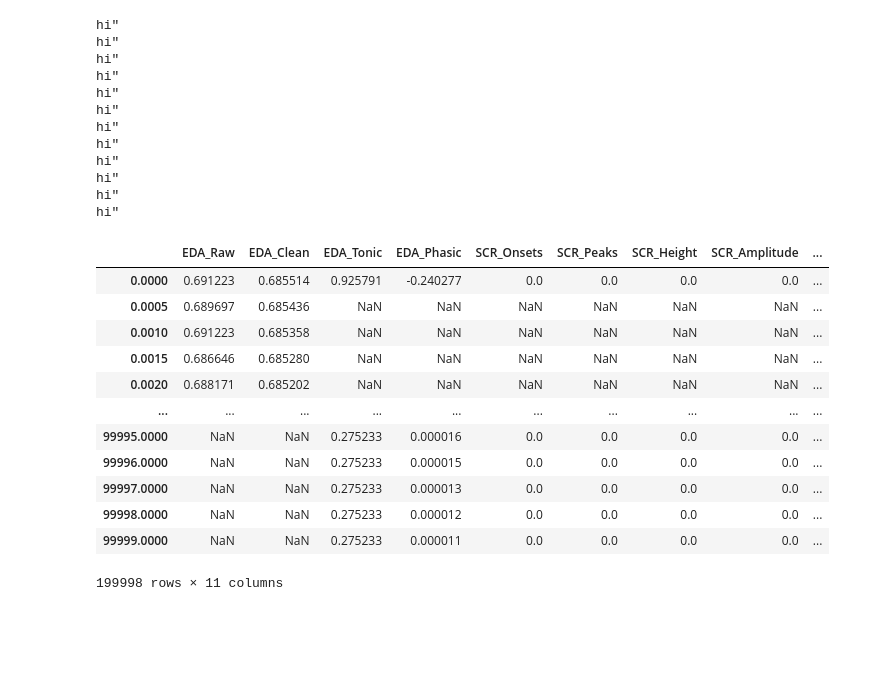
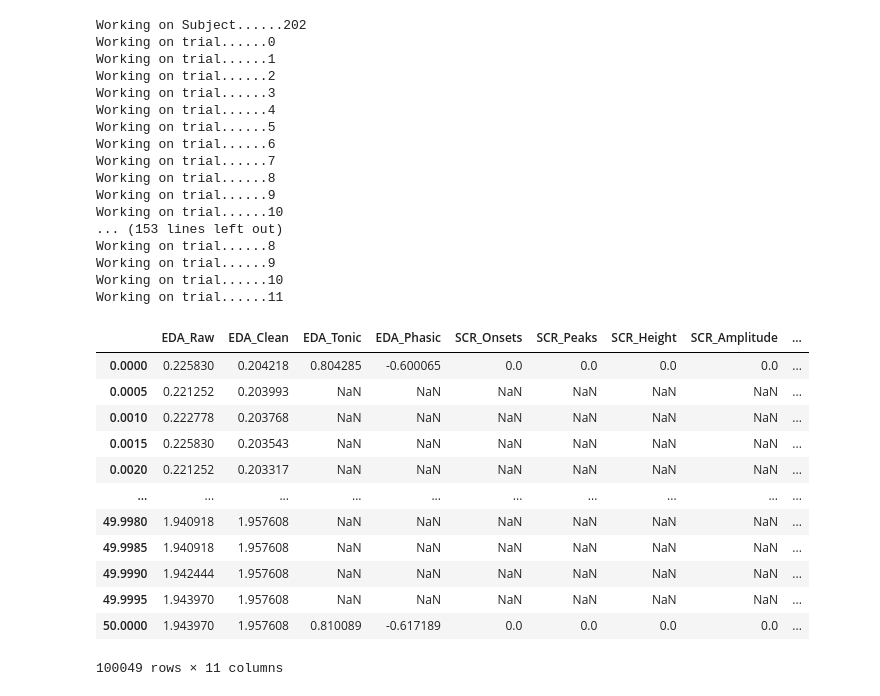
Before and after one commit to johnnyzhang295/HOME, a Jupyter notebook: plotting/Data Process and Download for EDA Pilot Interval.ipynb, the cells around one changed output. Saved outputs shown, nothing was run; the diff lists cells and outputs as text; code cells hidden in the pictures; blank space fills up the shorter version.

```diff
--- a/plotting/Data Process and Download for EDA Pilot Interval.ipynb
+++ b/plotting/Data Process and Download for EDA Pilot Interval.ipynb
@@ -11,14 +11,14 @@ import os
 import pickle
 import xlsxwriter
 
-for zz in range(1,2):
+for zz in range(1,16):
 
     if zz < 10:
         part_number = '20'+str(zz)
     else:
         part_number = '2'+str(zz)
 
-
+    print("Working on Subject......" + part_number)
     # Set matplotlib parameters for displaying graphs
     sns.set_style('darkgrid')
     plt.rcParams['figure.figsize'] = [9, 4.5]  # Bigger images
@@ -44,7 +44,7 @@ for zz in range(1,2):
     start_times = timestamps[int(part_number[-2:]) - 1]
     feedback_times = timestamps[int(part_number[-2:]) - 1 + 15]
 
-    taskloads_all = np.loadtxt('../support/taskload settings/taskload settings.csv',dtype='int',delimiter=',',encoding='UTF-8')
+    taskloads_all = np.loadtxt('../support/taskload settings.csv',dtype='int',delimiter=',',encoding='UTF-8')
     taskload_settings = taskloads_all[int(part_number[-2:]) - 1]
 
     durations = [100,100,100,100,100,100,100,100,100,100,100,100]
@@ -85,40 +85,47 @@ for zz in range(1,2):
 
         hrvs.append(tableData[0])
 
-    filepath = '../data/part'+part_number+'/EDA data by trial.csv'
-    f=open(filepath,'ab')
+    filepath = '../data/part'+part_number+'/eda/EDA Pilot Interval Trial ';
+
 
     #hrvs starts at index 0
     for iind in range(12):
-        print('hi"')
-    #   np.savetxt(f,hrvs[iind])
+        print('Working on trial......' + str(iind))
+        filepath_by_trial = filepath + str(iind) + '.csv';
+        f=open(filepath_by_trial,'ab')
+        np.savetxt(f,hrvs[iind][0:50])
     f.close()
 # %% [output]
-hi"
-hi"
-hi"
-hi"
-hi"
-hi"
-hi"
-hi"
-hi"
-hi"
-hi"
-hi"
+Working on Subject......202
+Working on trial......0
+Working on trial......1
+Working on trial......2
+Working on trial......3
+Working on trial......4
+Working on trial......5
+Working on trial......6
+Working on trial......7
+Working on trial......8
+Working on trial......9
+Working on trial......10
+... (153 lines left out)
+Working on trial......8
+Working on trial......9
+Working on trial......10
+Working on trial......11
 # %%
-hrvs[0]
+hrvs[1][0:50]
 # %% [output]
 |  | EDA_Raw | EDA_Clean | EDA_Tonic | EDA_Phasic | SCR_Onsets | SCR_Peaks | SCR_Height | SCR_Amplitude | ... |
-| 0.0000 | 0.691223 | 0.685514 | 0.925791 | -0.240277 | 0.0 | 0.0 | 0.0 | 0.0 | ... |
-| 0.0005 | 0.689697 | 0.685436 | NaN | NaN | NaN | NaN | NaN | NaN | ... |
-| 0.0010 | 0.691223 | 0.685358 | NaN | NaN | NaN | NaN | NaN | NaN | ... |
-| 0.0015 | 0.686646 | 0.685280 | NaN | NaN | NaN | NaN | NaN | NaN | ... |
-| 0.0020 | 0.688171 | 0.685202 | NaN | NaN | NaN | NaN | NaN | NaN | ... |
+| 0.0000 | 0.225830 | 0.204218 | 0.804285 | -0.600065 | 0.0 | 0.0 | 0.0 | 0.0 | ... |
+| 0.0005 | 0.221252 | 0.203993 | NaN | NaN | NaN | NaN | NaN | NaN | ... |
+| 0.0010 | 0.222778 | 0.203768 | NaN | NaN | NaN | NaN | NaN | NaN | ... |
+| 0.0015 | 0.225830 | 0.203543 | NaN | NaN | NaN | NaN | NaN | NaN | ... |
+| 0.0020 | 0.221252 | 0.203317 | NaN | NaN | NaN | NaN | NaN | NaN | ... |
 | ... | ... | ... | ... | ... | ... | ... | ... | ... | ... |
-| 99995.0000 | NaN | NaN | 0.275233 | 0.000016 | 0.0 | 0.0 | 0.0 | 0.0 | ... |
-| 99996.0000 | NaN | NaN | 0.275233 | 0.000015 | 0.0 | 0.0 | 0.0 | 0.0 | ... |
-| 99997.0000 | NaN | NaN | 0.275233 | 0.000013 | 0.0 | 0.0 | 0.0 | 0.0 | ... |
-| 99998.0000 | NaN | NaN | 0.275233 | 0.000012 | 0.0 | 0.0 | 0.0 | 0.0 | ... |
-| 99999.0000 | NaN | NaN | 0.275233 | 0.000011 | 0.0 | 0.0 | 0.0 | 0.0 | ... |
+| 49.9980 | 1.940918 | 1.957608 | NaN | NaN | NaN | NaN | NaN | NaN | ... |
+| 49.9985 | 1.940918 | 1.957608 | NaN | NaN | NaN | NaN | NaN | NaN | ... |
+| 49.9990 | 1.942444 | 1.957608 | NaN | NaN | NaN | NaN | NaN | NaN | ... |
+| 49.9995 | 1.943970 | 1.957608 | NaN | NaN | NaN | NaN | NaN | NaN | ... |
+| 50.0000 | 1.943970 | 1.957608 | 0.810089 | -0.617189 | 0.0 | 0.0 | 0.0 | 0.0 | ... |
-199998 rows × 11 columns
+100049 rows × 11 columns
```
Also changed, not shown: parts of 3 cells of this notebook.
